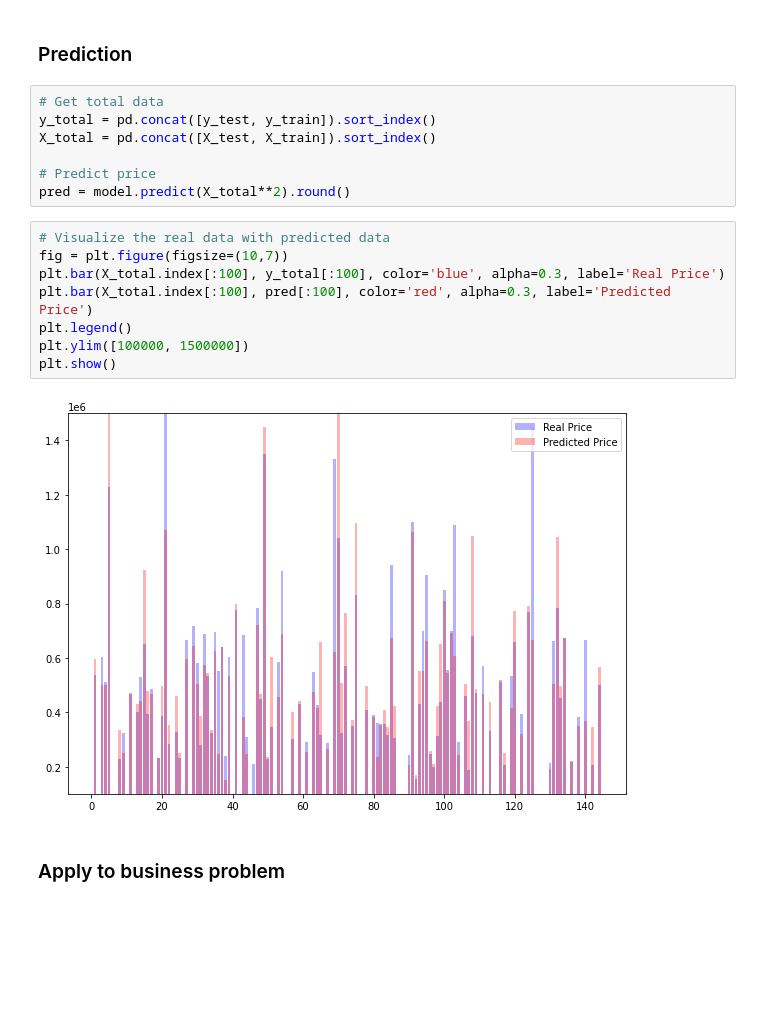
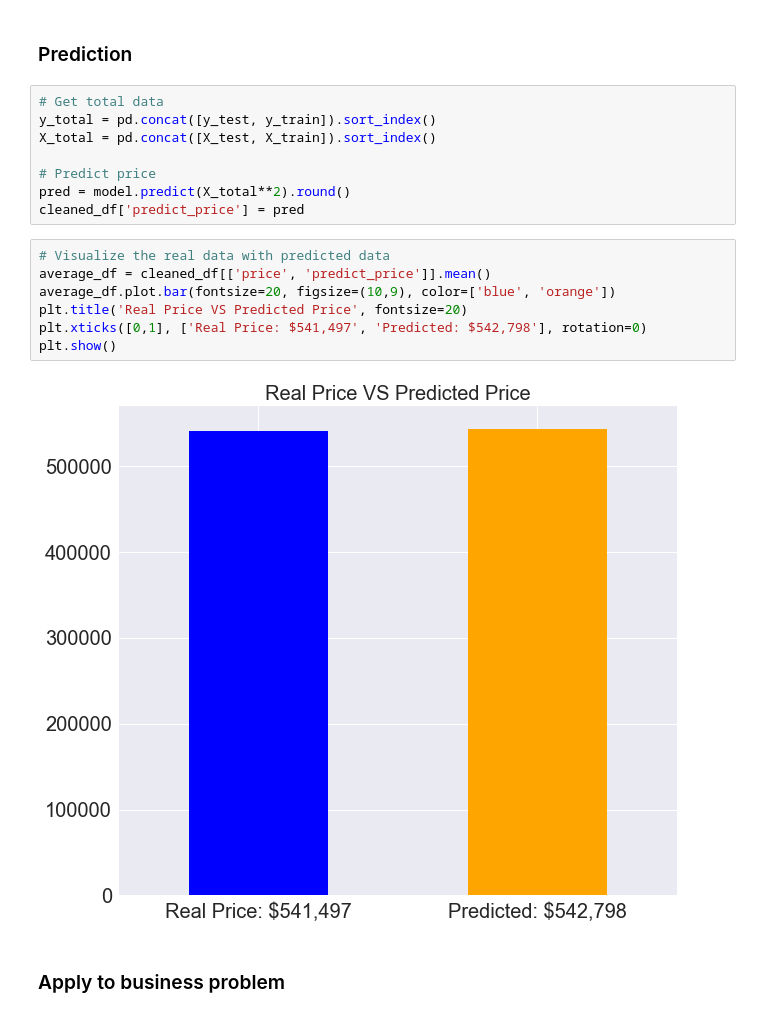
Before and after one commit to MadScientistYeon/phase2_project, a Jupyter notebook: student.ipynb, the cells around one changed output. Cells and saved outputs as stored; diff of their text form; blank space fills up the shorter version.

```diff
--- a/student.ipynb
+++ b/student.ipynb
@@ -358,16 +355,16 @@ X_total = pd.concat([X_test, X_train]).sort_index()
 
 # Predict price
 pred = model.predict(X_total**2).round()
+cleaned_df['predict_price'] = pred
-# %%
-# Visualize the real data with predicted data
-fig = plt.figure(figsize=(10,7))
-plt.bar(X_total.index[:100], y_total[:100], color='blue', alpha=0.3, label='Real Price')
-plt.bar(X_total.index[:100], pred[:100], color='red', alpha=0.3, label='Predicted Price')
-plt.legend()
-plt.ylim([100000, 1500000])
-plt.show()
-# %% [output]
-[figure, removed]
+# %%
+# Visualize the real data with predicted data
+average_df = cleaned_df[['price', 'predict_price']].mean()
+average_df.plot.bar(fontsize=20, figsize=(10,9), color=['blue', 'orange'])
+plt.title('Real Price VS Predicted Price', fontsize=20)
+plt.xticks([0,1], ['Real Price: $541,497', 'Predicted: $542,798'], rotation=0)
+plt.show()
+# %% [output]
+[figure, added]
 # %% [markdown]
 ### Apply to business problem
 # %%
```
Also changed, not shown: parts of 21 cells of this notebook, 10 other files.
